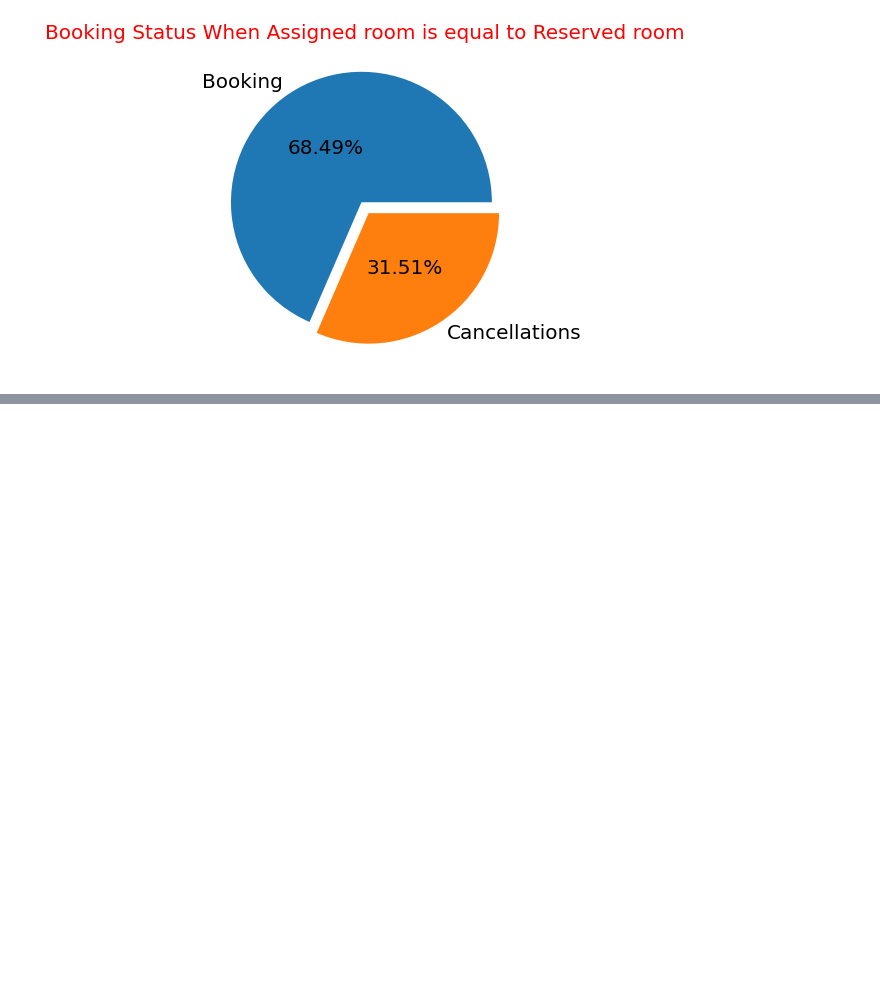
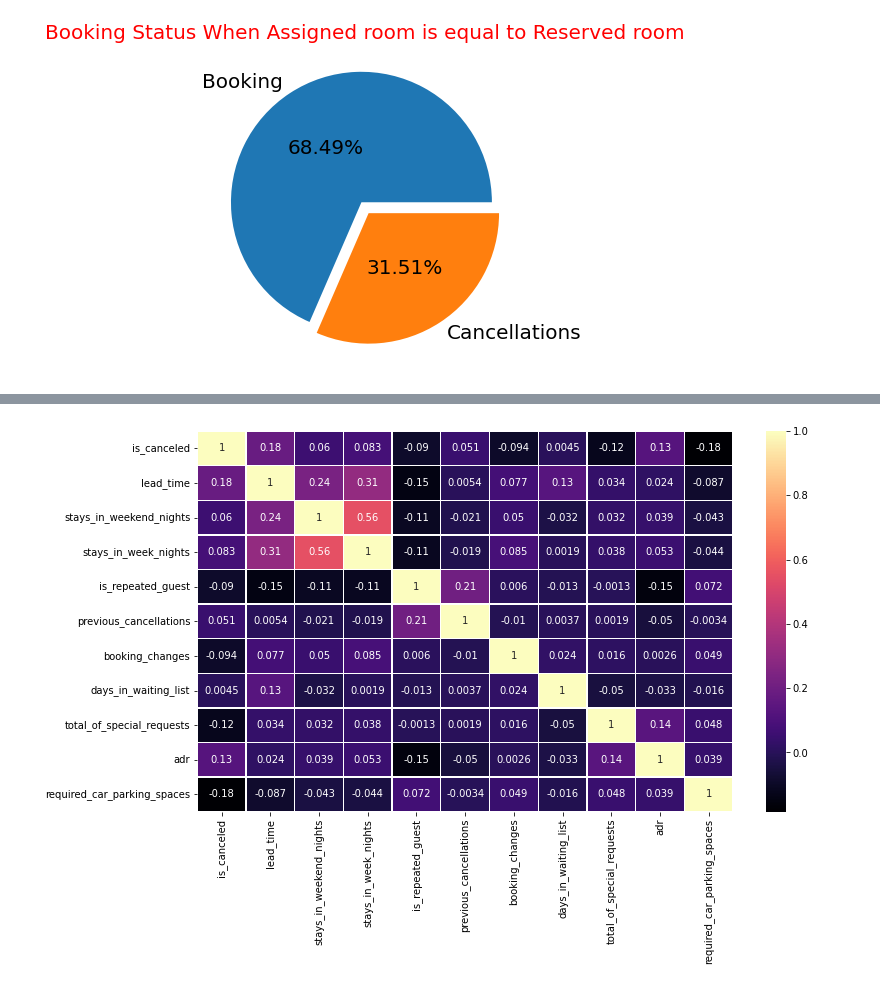
Before and after one commit to Singh-Pravin/Hotel-Booking-Analysis---EDA, a Jupyter notebook: Hotel_Booking_Analysis_Capstone_Project.ipynb, the cells around one changed output, grey strips where cells are left out. Saved outputs shown, nothing was run; the diff lists cells and outputs as text; code cells hidden in the pictures; blank space fills up the shorter version.

```diff
--- a/Hotel_Booking_Analysis_Capstone_Project.ipynb
+++ b/Hotel_Booking_Analysis_Capstone_Project.ipynb
@@ -431,0 +440,10 @@ f.set(ylabel='Number of special requests')
+# %%
+
+co_releation = pd.DataFrame(df1.loc[:, ['is_canceled', 'lead_time','stays_in_weekend_nights', 'stays_in_week_nights', 'is_repeated_guest',\
+                                 'previous_cancellations', 'booking_changes', 'days_in_waiting_list', 'total_of_special_requests',\
+                                 'adr', 'required_car_parking_spaces' ]])
+fig, ax = plt.subplots(figsize = (12, 7))
+sns.heatmap(co_releation.corr(), cmap ='magma', linewidths = 0.30, annot=True )
+plt.show()
+# %% [output]
+[figure, added]
```
Also changed, not shown: parts of 9 cells of this notebook.
